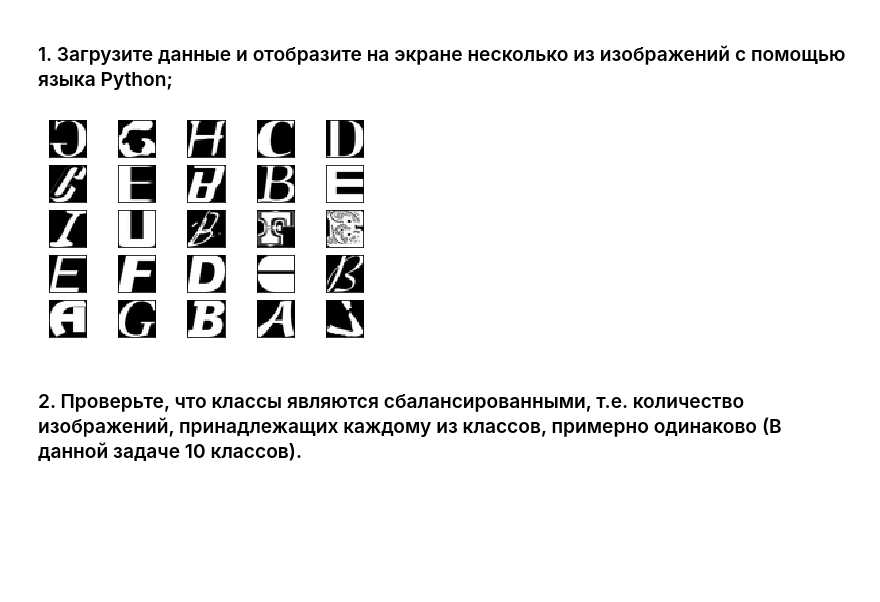
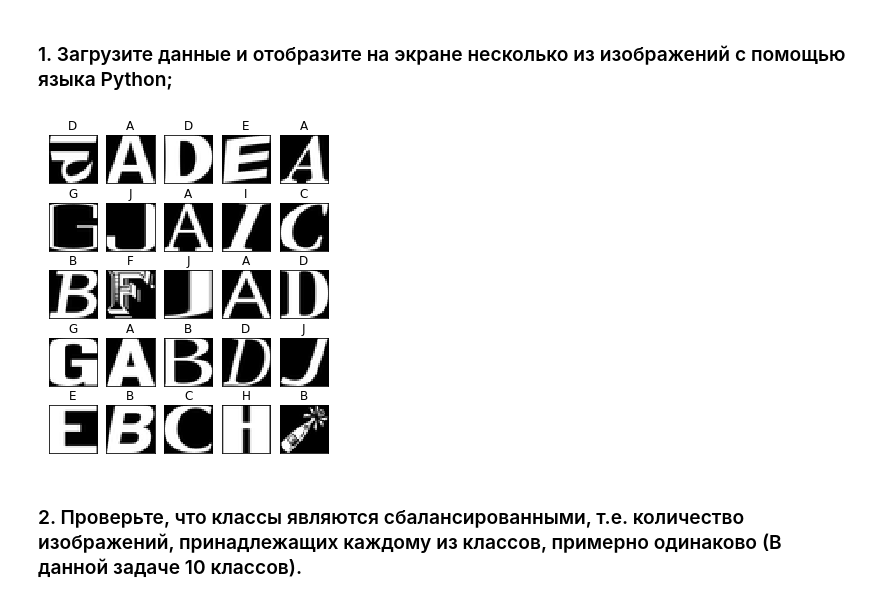
Before and after one commit to MishaGubsky/ml-conv-nets, a Jupyter notebook: first.ipynb, the cells around one changed output. Saved outputs shown, nothing was run; the diff lists cells and outputs as text; code cells hidden in the pictures; blank space fills up the shorter version.

```diff
--- a/first.ipynb
+++ b/first.ipynb
@@ -18,23 +14,36 @@ dataset = load_data_from_mat_file('1/notMNIST_large')
+# %%
+import os
+from scipy.io import loadmat
+import numpy as np
+import pathlib
+
+data_dir = pathlib.Path('./Datasets/loaded_data/1-3/notMNIST_large')
+dataset_dir = './Datasets/1-3'
+CLASS_NAMES = np.array([item.name for item in data_dir.glob('*')])
+CLASS_NAMES.sort()
+
+dataset = loadmat(f'{dataset_dir}/notMNIST_large.mat')
 # %%
 X = dataset['images']
 Y = dataset['labels'][0]
 # %%
 import numpy as np
 import matplotlib.pyplot as plt
 
-X_rand = X[np.random.choice(X.shape[0], 25, replace=False), :]
-fig, axs = plt.subplots(5, 5)
+random_ids = np.random.choice(X.shape[0], 25, replace=False)
+fig, axs = plt.subplots(5, 5, figsize=(5, 6))
 axs = axs.flatten()
 
-for i in range(X_rand.shape[0]):
-    image = X_rand[i, :, :]
+for i, random_id in enumerate(random_ids):
+    image = X[random_id, :, :]
     axs[i].imshow(image, cmap='gray')
+    axs[i].set_title(CLASS_NAMES[int(Y[random_id])])
     axs[i].xaxis.set_visible(False)
     axs[i].yaxis.set_visible(False)
 
 plt.show()
 # %% [output]
-[figure, old version]
+[figure, new version]
 # %% [markdown]
 ### 2. Проверьте, что классы являются сбалансированными, т.е. количество изображений, принадлежащих каждому из классов, примерно одинаково (В данной задаче 10 классов).
 # %%
```
Also changed, not shown: parts of 9 cells of this notebook, 2 other files.
